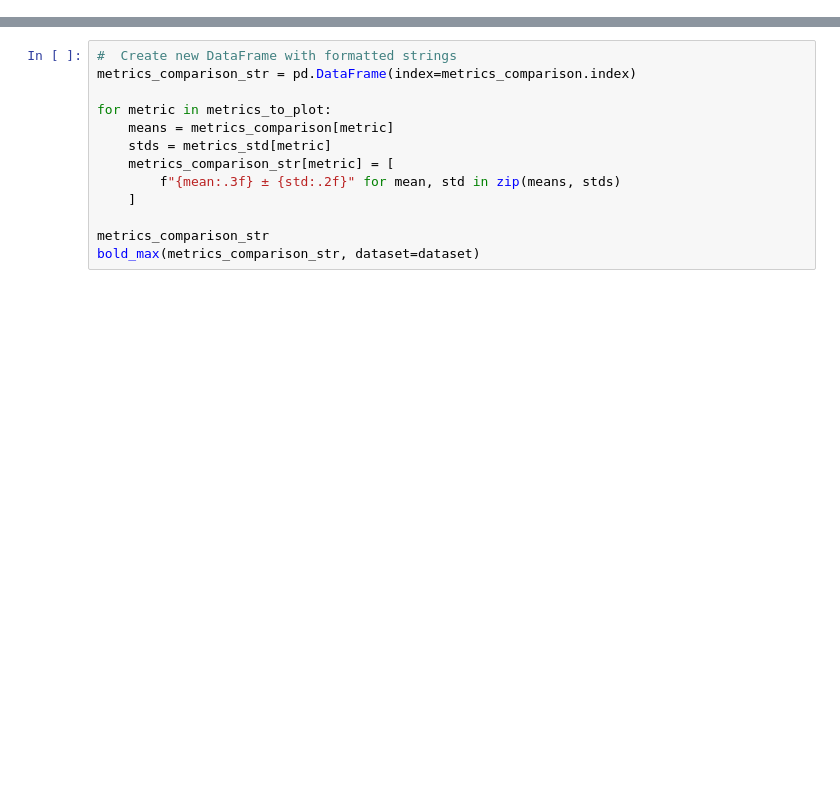
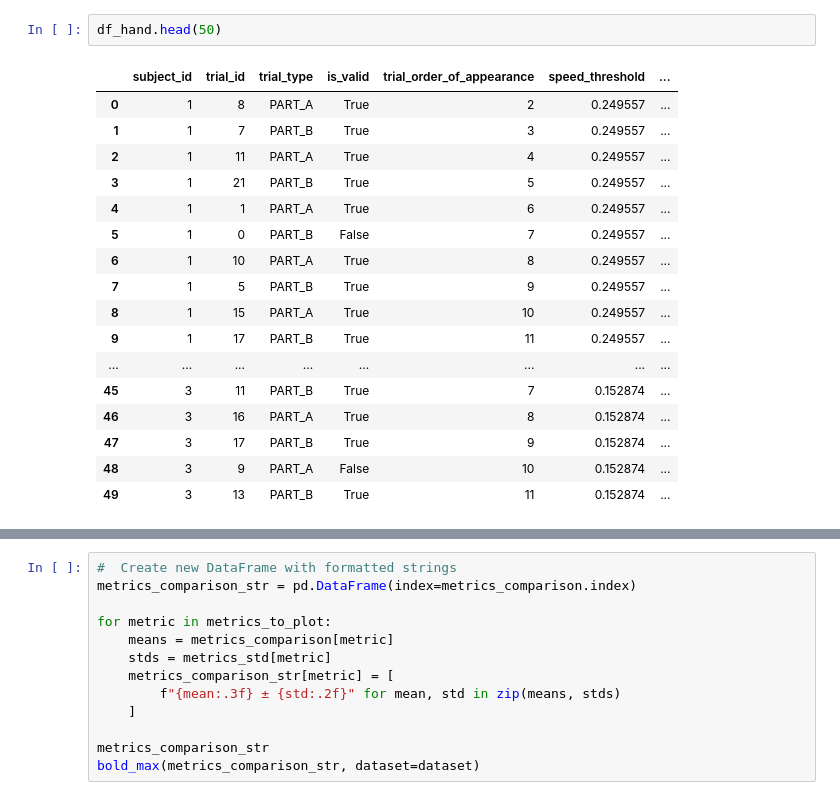
Before and after one commit to gianluca-capelo/tmt-analysis, a Jupyter notebook: notebooks/modelling.ipynb, the cells around one changed output, grey strips where cells are left out. Saved outputs shown, nothing was run; the diff lists cells and outputs as text; blank space fills up the shorter version.

```diff
--- a/notebooks/modelling.ipynb
+++ b/notebooks/modelling.ipynb
@@ -112 +133,21 @@ df[df['subject_id'] == 101]
+# %%
+df_hand.head(50)
+# %% [output]
+|  | subject_id | trial_id | trial_type | is_valid | trial_order_of_appearance | speed_threshold | ... |
+| 0 | 1 | 8 | PART_A | True | 2 | 0.249557 | ... |
+| 1 | 1 | 7 | PART_B | True | 3 | 0.249557 | ... |
+| 2 | 1 | 11 | PART_A | True | 4 | 0.249557 | ... |
+| 3 | 1 | 21 | PART_B | True | 5 | 0.249557 | ... |
+| 4 | 1 | 1 | PART_A | True | 6 | 0.249557 | ... |
+| 5 | 1 | 0 | PART_B | False | 7 | 0.249557 | ... |
+| 6 | 1 | 10 | PART_A | True | 8 | 0.249557 | ... |
+| 7 | 1 | 5 | PART_B | True | 9 | 0.249557 | ... |
+| 8 | 1 | 15 | PART_A | True | 10 | 0.249557 | ... |
+| 9 | 1 | 17 | PART_B | True | 11 | 0.249557 | ... |
+| ... | ... | ... | ... | ... | ... | ... | ... |
+| 45 | 3 | 11 | PART_B | True | 7 | 0.152874 | ... |
+| 46 | 3 | 16 | PART_A | True | 8 | 0.152874 | ... |
+| 47 | 3 | 17 | PART_B | True | 9 | 0.152874 | ... |
+| 48 | 3 | 9 | PART_A | False | 10 | 0.152874 | ... |
+| 49 | 3 | 13 | PART_B | True | 11 | 0.152874 | ... |
 # %%
```
Also changed, not shown: parts of 33 cells of this notebook, 4 other files.
